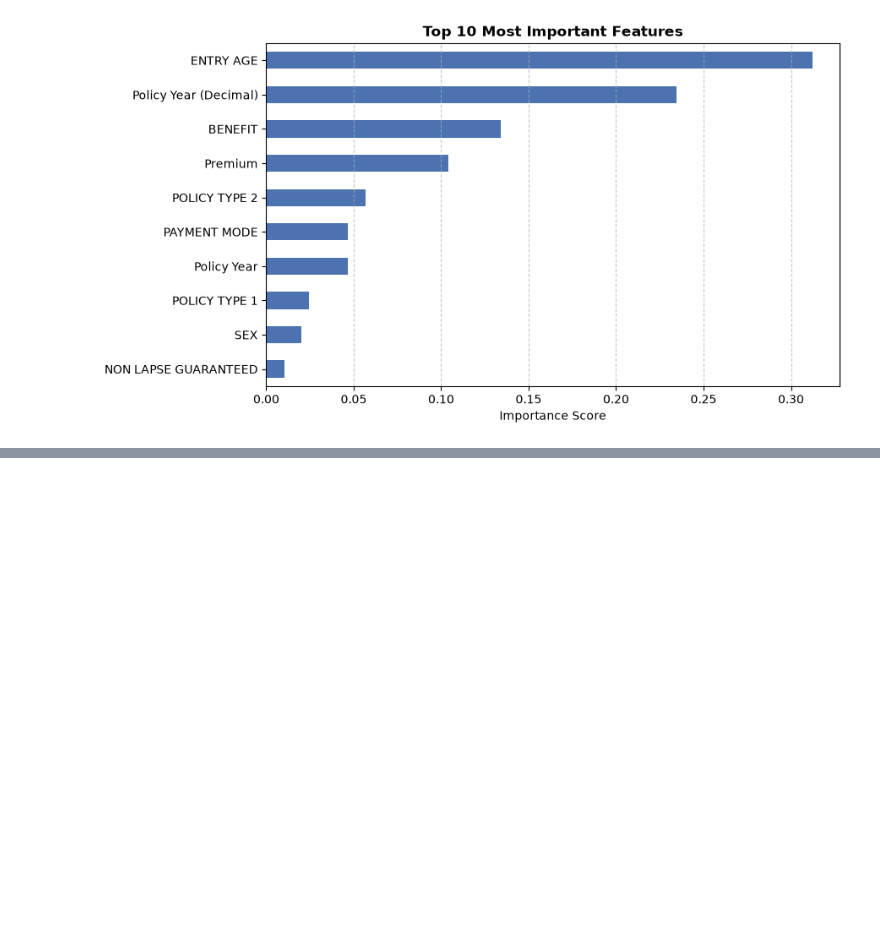
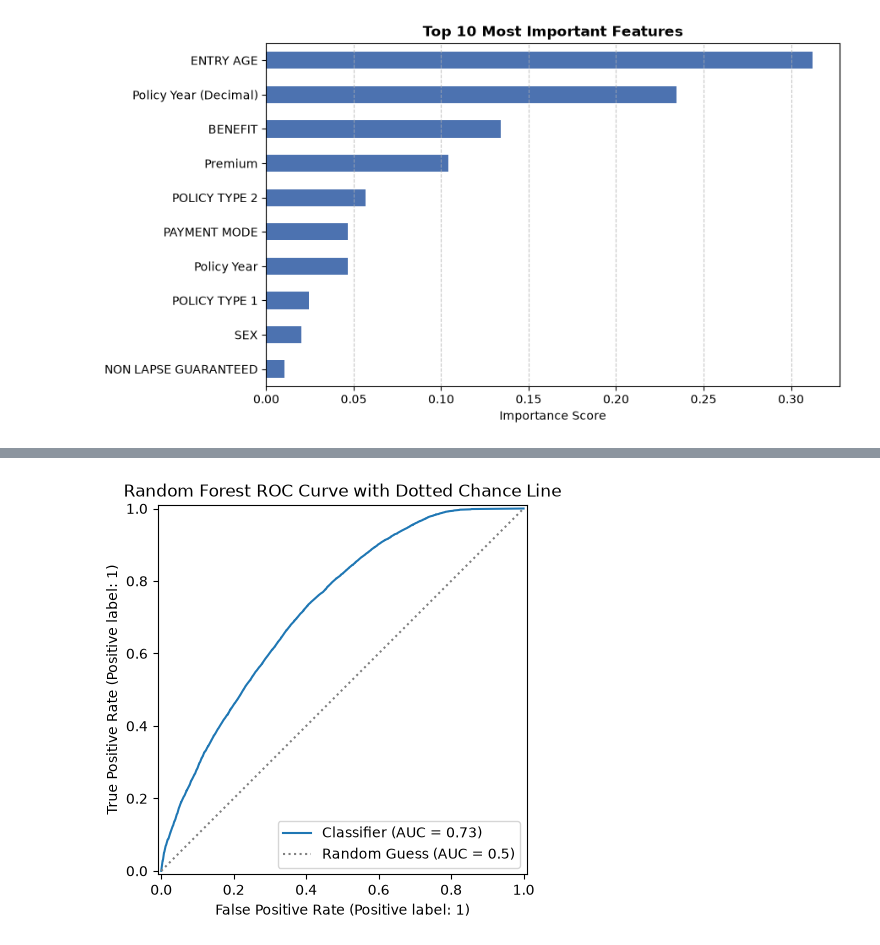
Before and after one commit to allisonma12/predicting-life-insurance-lapse, a Jupyter notebook: src/models/random_forest.ipynb, the cells around one changed output, grey strips where cells are left out. Cells and saved outputs as stored; diff of their text form; code cells hidden in the pictures; blank space fills up the shorter version.

```diff
--- a/src/models/random_forest.ipynb
+++ b/src/models/random_forest.ipynb
@@ -187,0 +168,16 @@ plt.show()
+# %%
+import matplotlib.pyplot as plt
+from sklearn.metrics import RocCurveDisplay
+
+# 1. Generate the ROC curve display
+disp = RocCurveDisplay.from_predictions(y_test, y_prob)
+
+# 2. Explicitly draw a DOTTED diagonal chance line (linestyle=':')
+disp.ax_.plot([0, 1], [0, 1], linestyle=':', color='gray', label='Random Guess (AUC = 0.5)')
+
+# 3. Refresh the legend to show your custom line
+plt.legend()
+plt.title("Random Forest ROC Curve with Dotted Chance Line")
+plt.show()
+# %% [output]
+[figure, added]
```
Also changed, not shown: parts of 4 cells of this notebook.
